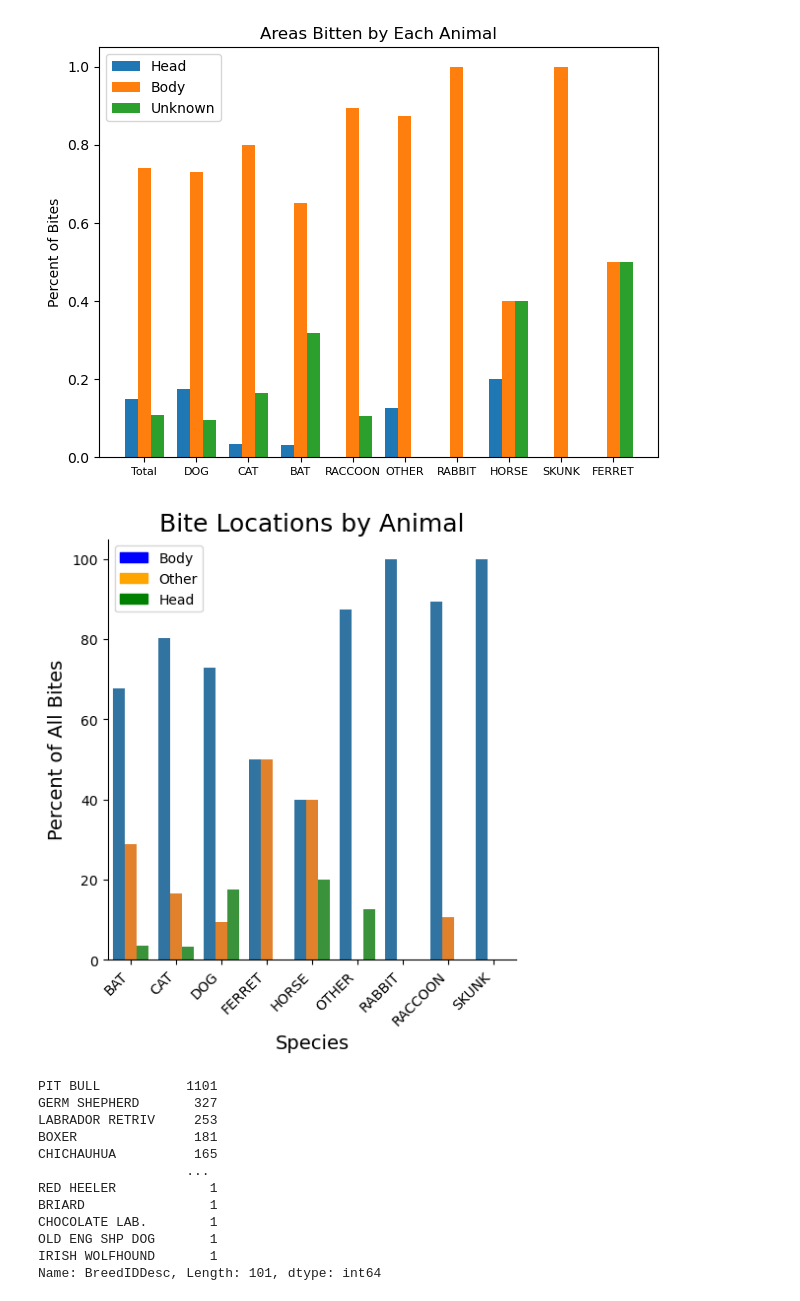
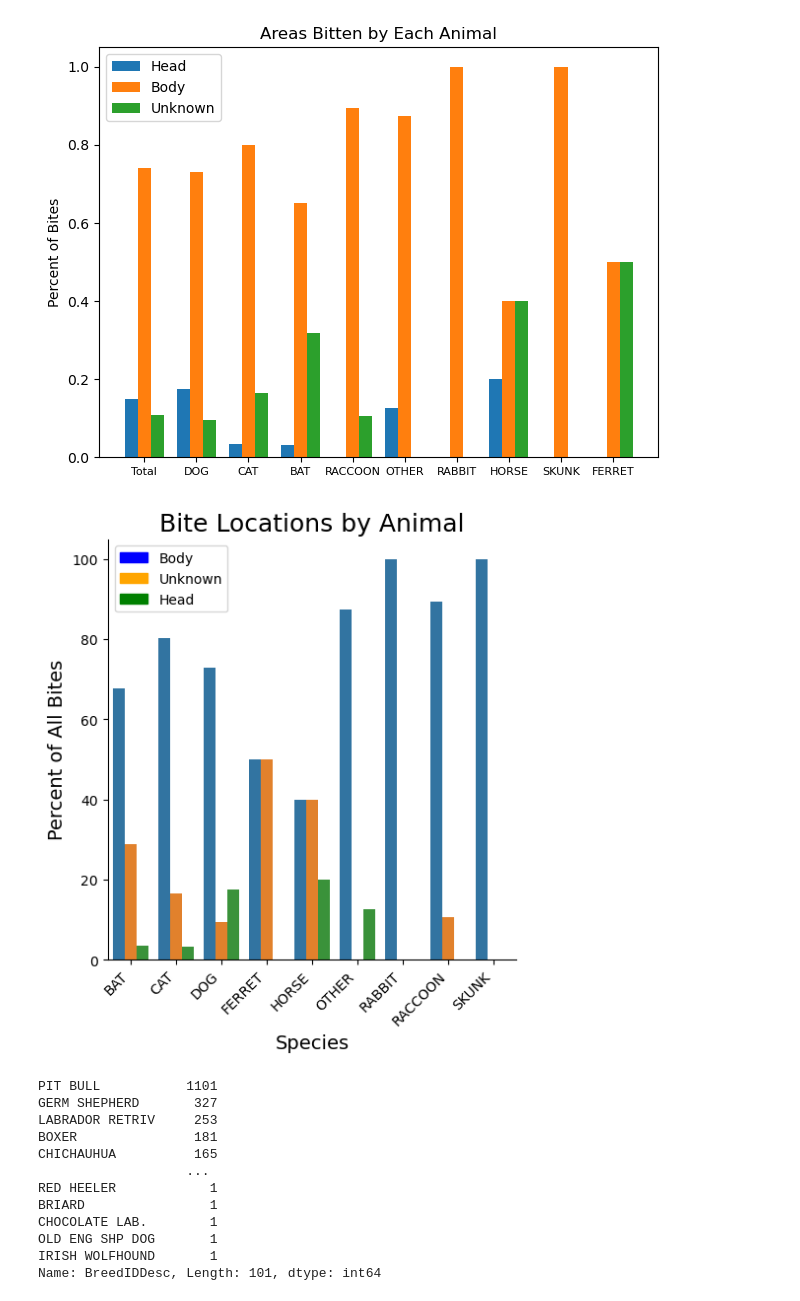
Before and after one commit to zjbrown0689/dsc, a Jupyter notebook: Animal Bites.ipynb, the cells around one changed output. Saved outputs shown, nothing was run; the diff lists cells and outputs as text; code cells hidden in the pictures.

```diff
--- a/Animal Bites.ipynb
+++ b/Animal Bites.ipynb
@@ -222,20 +222,20 @@ plt.show()
 # %%
 import matplotlib.patches as mpatches
 
 data.groupby('SpeciesIDDesc')['WhereBittenIDDesc'].value_counts(normalize=True).mul(100).rename('Percent').reset_index()\
 .pipe((sns.catplot,'data'), x='SpeciesIDDesc',y='Percent',hue='WhereBittenIDDesc',kind='bar', legend=False)
 blue_patch = mpatches.Patch(color='blue', label='Body')
-orange_patch = mpatches.Patch(color='orange', label='Other')
+orange_patch = mpatches.Patch(color='orange', label='Unknown')
 green_patch = mpatches.Patch(color='green', label='Head')
 plt.xticks(rotation=45, ha='right')
 plt.xlabel('Species', fontsize=14)
 plt.ylabel('Percent of All Bites', fontsize=14)
 plt.legend(handles=[blue_patch, orange_patch, green_patch], loc='best')
 plt.title('Bite Locations by Animal', fontsize=18)
 plt.savefig('bite location by animal type.png', bbox_inches='tight')
 plt.show()
 # %% [output]
-[figure, old version]
+[figure, new version]
 # %%
 dogs['BreedIDDesc'].value_counts()
 # %% [output]
```
Also changed, not shown: parts of 16 cells of this notebook.
